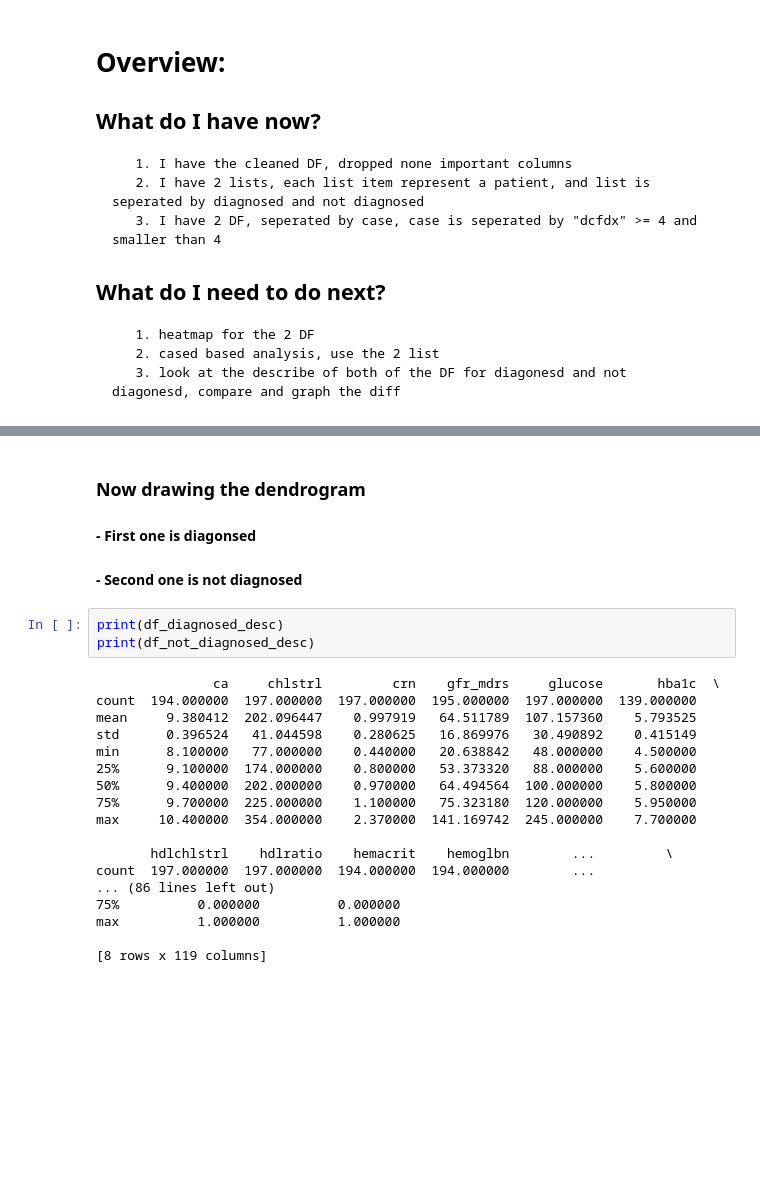
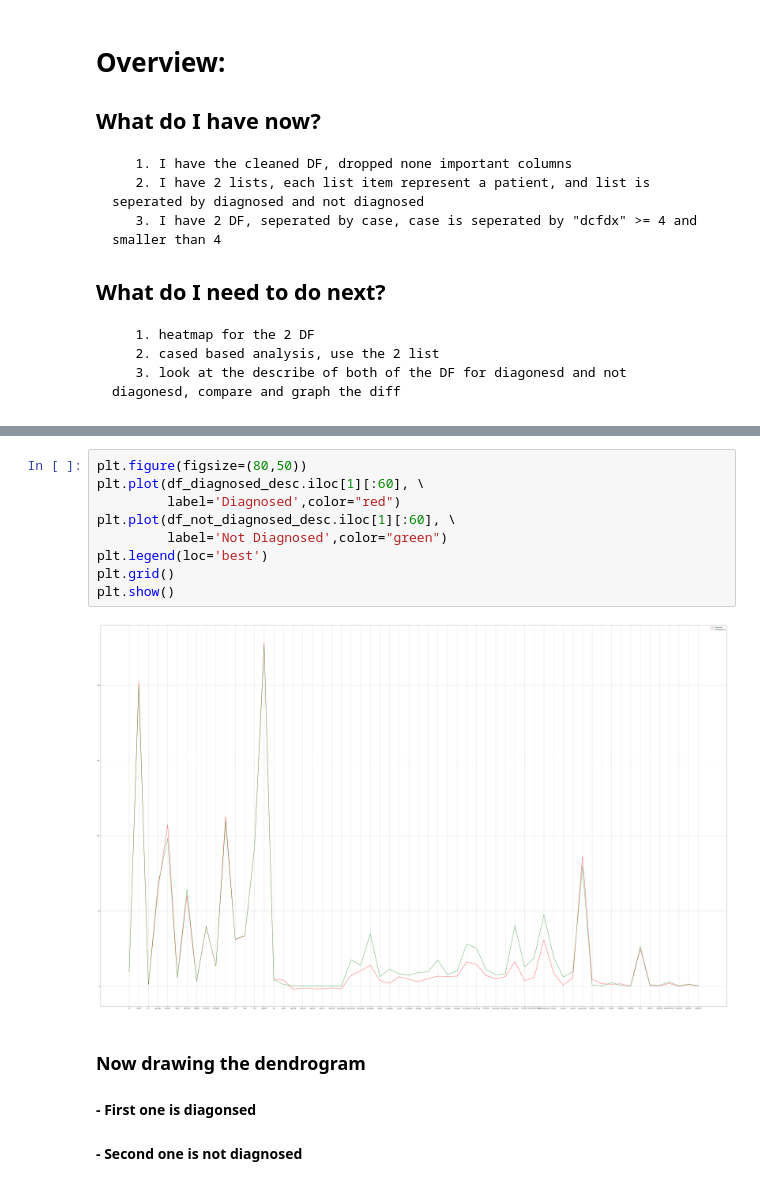
Before and after one commit to sssurvey/TF-learn-RA, a Jupyter notebook: bio-ra/Alzheimer set/workSpace_1.ipynb, the cells around one changed output, grey strips where cells are left out. Saved outputs shown, nothing was run; the diff lists cells and outputs as text; blank space fills up the shorter version.

```diff
--- a/bio-ra/Alzheimer set/workSpace_1.ipynb
+++ b/bio-ra/Alzheimer set/workSpace_1.ipynb
@@ -264,25 +317,15 @@ df_not_diagnosed_desc = df_not_diagnosed_df_by_case.describe()
+# %%
+plt.figure(figsize=(80,50))
+plt.plot(df_diagnosed_desc.iloc[1][:60], \
+         label='Diagnosed',color="red")
+plt.plot(df_not_diagnosed_desc.iloc[1][:60], \
+         label='Not Diagnosed',color="green")
+plt.legend(loc='best')
+plt.grid()
+plt.show()
+# %% [output]
+[figure, added]
 # %% [markdown]
 ### Now drawing the dendrogram
 #### - First one is diagonsed
 #### - Second one is not diagnosed
-# %%
-print(df_diagnosed_desc)
-print(df_not_diagnosed_desc)
-# %% [output]
-               ca     chlstrl         crn    gfr_mdrs     glucose       hba1c  \
-count  194.000000  197.000000  197.000000  195.000000  197.000000  139.000000
-mean     9.380412  202.096447    0.997919   64.511789  107.157360    5.793525
-std      0.396524   41.044598    0.280625   16.869976   30.490892    0.415149
-min      8.100000   77.000000    0.440000   20.638842   48.000000    4.500000
-25%      9.100000  174.000000    0.800000   53.373320   88.000000    5.600000
-50%      9.400000  202.000000    0.970000   64.494564  100.000000    5.800000
-75%      9.700000  225.000000    1.100000   75.323180  120.000000    5.950000
-max     10.400000  354.000000    2.370000  141.169742  245.000000    7.700000
-
-       hdlchlstrl    hdlratio    hemacrit    hemoglbn        ...         \
-count  197.000000  197.000000  194.000000  194.000000        ...
-... (86 lines left out)
-75%          0.000000          0.000000
-max          1.000000          1.000000
-
-[8 rows x 119 columns]
```
Also changed, not shown: parts of 6 cells of this notebook.
